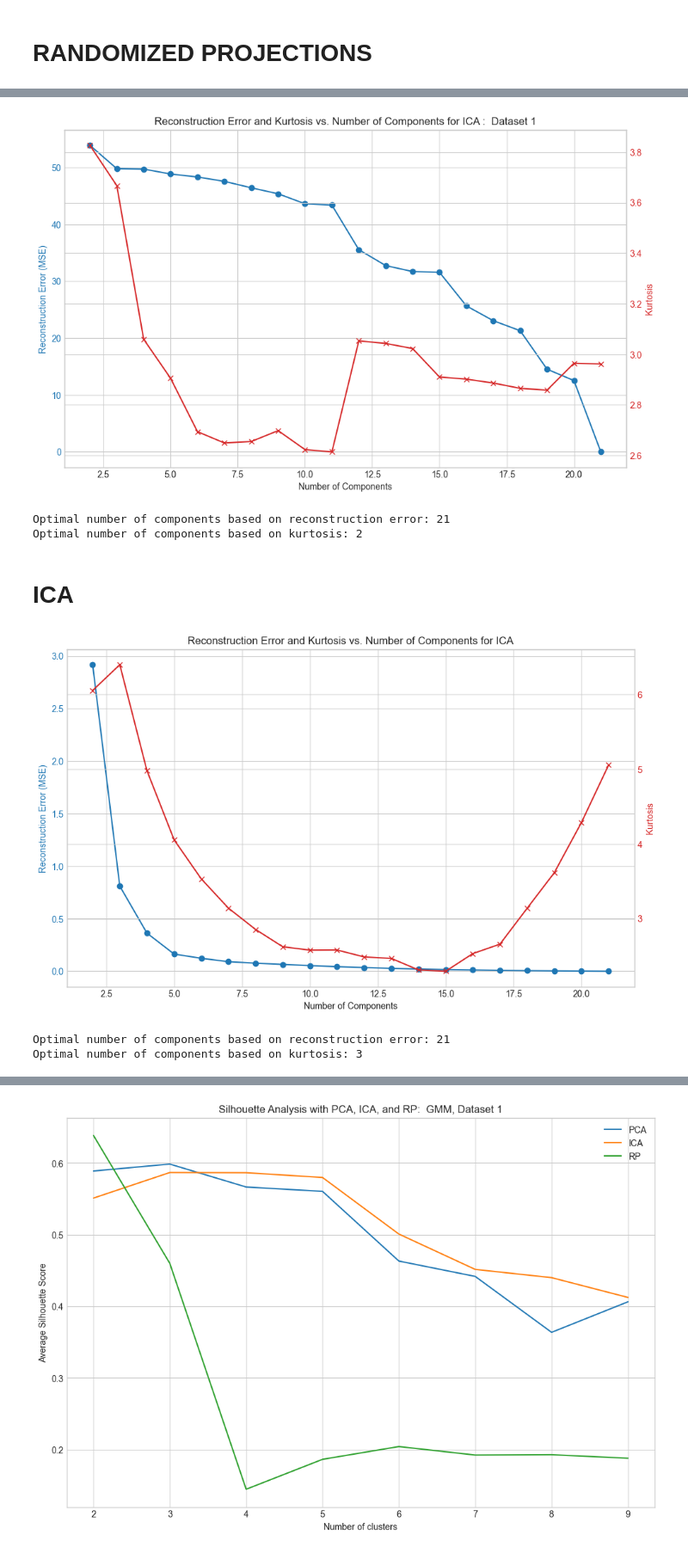
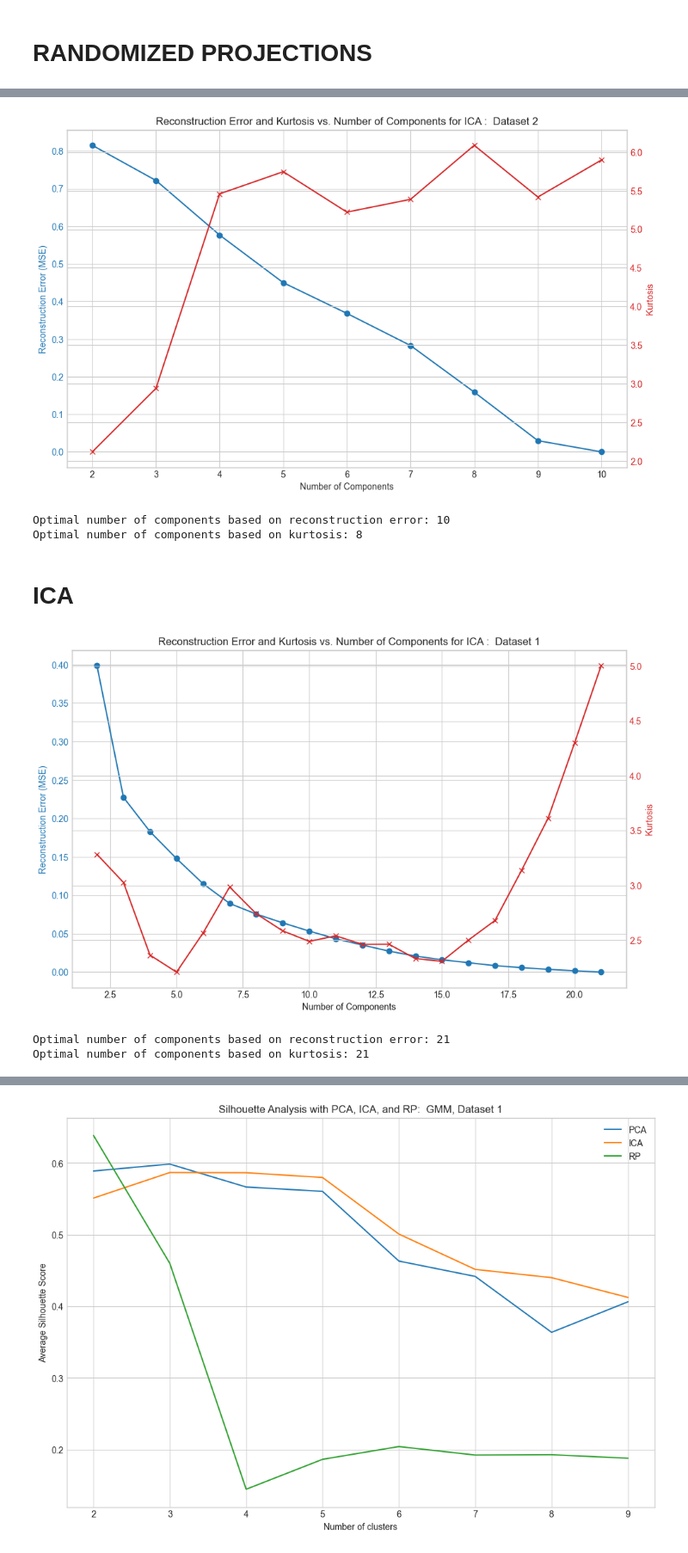
Before and after one commit to ManaviShukla/ml_assignment3, a Jupyter notebook: analysis_main.ipynb, the cells around one changed output, grey strips where cells are left out. Shown at 86% size. Saved outputs shown, nothing was run; the diff lists cells and outputs as text; code cells hidden in the pictures.

Commit message:
Updating dimensionality reduction graphs

```diff
--- a/analysis_main.ipynb
+++ b/analysis_main.ipynb
@@ -287,11 +260,20 @@ gas_turbine_co_and_nox_emission_data_set.data
 # %%
-def load_dataset_1(test_size=0.3, random_state=gtid()):
-        cdc_diabetes_health_indicators = fetch_ucirepo(id=468)
-        X = cdc_diabetes_health_indicators.data.features
-        y = cdc_diabetes_health_indicators.data.targets
+def load_dataset_2(test_size=0.3, random_state=gtid()):
+        magic_gamma_telescope = fetch_ucirepo(id=159)
+        X = magic_gamma_telescope.data.features
+        y = magic_gamma_telescope.data.targets
         temp  = X.copy()
-        temp['Diabetes'] = y
+        temp['class'] = y
         temp.drop_duplicates(inplace = True)
-        X,y = temp[[i for i in temp.columns if i!='Diabetes']], temp[['Diabetes']]
+        X,y = temp[[i for i in temp.columns if i!='class']], temp[['class']]
         X_train, X_test, y_train, y_test = train_test_split(X,y, test_size=test_size, random_state=random_state)
         return X_train, X_test, y_train, y_test
+# %%
+X_train2, X_test2, y_train2, y_test2 = load_dataset_2()
+# %%
+# Get unique values for each column
+unique_values = {col: X_train2[col].unique() for col in X_train2.columns}
+
+# Display unique values
+for col, values in unique_values.items():
+    print(f"Unique values in column '{col}': {values}")
@@ -451,0 +462,3 @@ x = preprocess_data1(X_train)
+# %%
+x1 = preprocess_data(X_train)
+x2 = preprocess_data(X_train2)
@@ -888,9 +881,9 @@ Optimal number of components based on kurtosis: 10
 # %%
-get_grp_components(X_train, " Dataset 1")
+get_grp_components(x2, " Dataset 2")
 # %% [output]
-[figure, old version]
+[figure, new version]
-Optimal number of components based on reconstruction error: 21
-Optimal number of components based on kurtosis: 2
+Optimal number of components based on reconstruction error: 10
+Optimal number of components based on kurtosis: 8
 # %% [markdown]
 # ICA
 # %%
@@ -944,8 +937,8 @@ def get_ica_components(x_train, title):
     print(f"Optimal number of components based on reconstruction error: {optimal_n_components_reconstruction}")
     print(f"Optimal number of components based on kurtosis: {optimal_n_components_kurtosis}")
 # %%
-get_ica_components(X_train, " Dataset 1")
+get_ica_components(x1, " Dataset 1")
 # %% [output]
-[figure, old version]
+[figure, new version]
 Optimal number of components based on reconstruction error: 21
-Optimal number of components based on kurtosis: 3
+Optimal number of components based on kurtosis: 21
```
Also changed, not shown: parts of 46 cells of this notebook, 7 other files.
